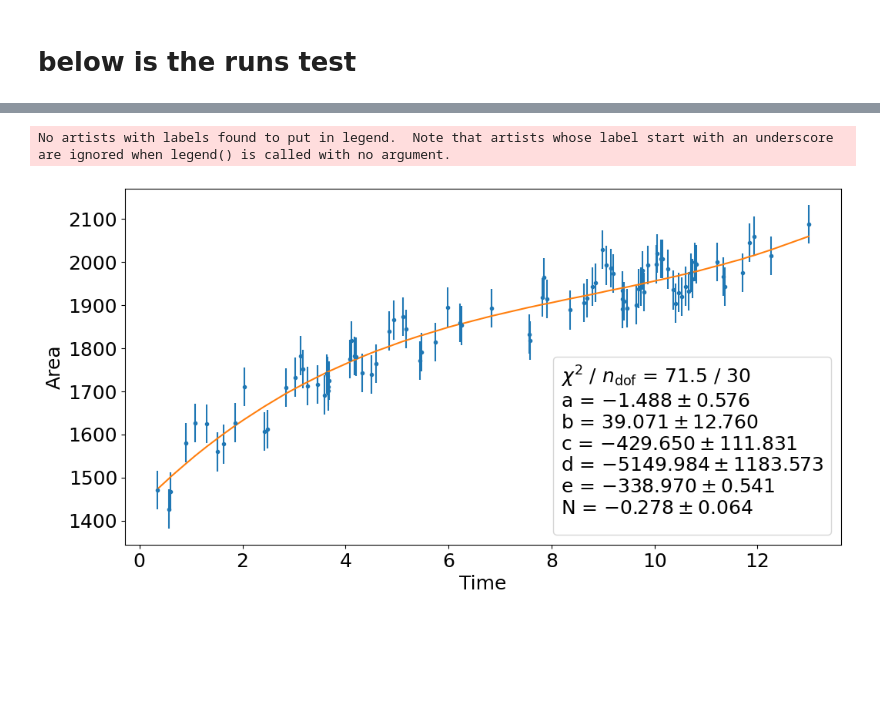
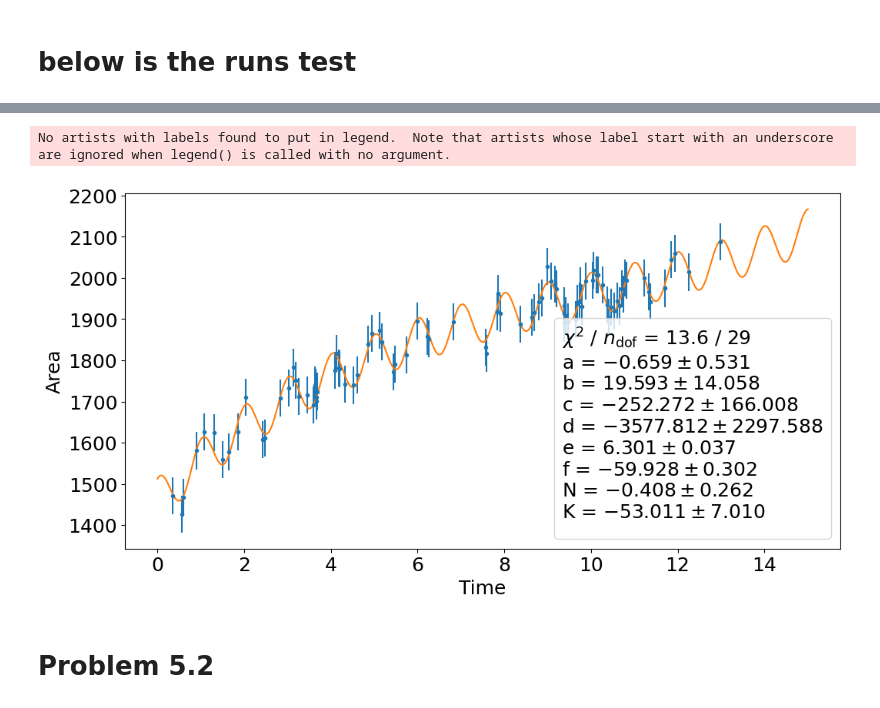
Before and after one commit to akjoelhede/Appstatgang_tornado, a Jupyter notebook: Anders_problemset/problem_set_anders.ipynb, the cells around one changed output, grey strips where cells are left out. Drawn from its saved outputs; the diff is of its cells as text; code cells hidden in the pictures; blank space fills up the shorter version.

```diff
--- a/Anders_problemset/problem_set_anders.ipynb
+++ b/Anders_problemset/problem_set_anders.ipynb
@@ -15,0 +22,8 @@ plt.rcParams['font.size'] = 18     # Set some basic plotting parameters
+# %%
+prob = []
+
+for i in range(1,21):
+	prob.append(binom(0.03,i,20))
+
+prob = np.array(prob)
+print(f'You have a {(1-np.sum(prob))*100} probability of not hitting the taget within the first 20 shots')
@@ -300,3 +385,23 @@ ax.set(xlabel="x", ylabel="Frequency");
 ax.legend(title="\n".join(fit_info));
 # %% [output]
 [figure]
+# %%
+def gauss_fit(x,sigma, mu, N):
+    return  N*(np.exp(-(x-mu)**2/(2*sigma**2)))/ (sigma*np.sqrt(2*np.pi))
+
+# Find the x, y and error on y (sy) given the histogram:
+counts, bin_edges = np.histogram(size[np.flatnonzero(intensity<0.5)], bins=40)
+x = (bin_edges[1:] + bin_edges[:-1])/2
+y = counts
+sy = np.sqrt(counts)
+x = x[y>0]
+y = y[y>0]
+sy = sy[sy>0]
+
+m = LeastSquares(x, y, sy, gauss_fit)
+# NOTE: Did you remember to ensure, that all bins had entries in them, i.e. that y>0?
+
+m = Minuit(m,sigma=20, mu=45, N=100)
+m.errordef = 1.0     # This is the definition for ChiSqaure fits
+m.migrad()
+m.hesse()
@@ -387,7 +474,7 @@ def third_fit(x,a,b,c,d,N):
 m = LeastSquares(time, area, area_err, third_fit)
 # NOTE: Did you remember to ensure, that all bins had entries in them, i.e. that y>0?
 
-m = Minuit(m, a = 0, b = 0, c = 100, d=1000, N = 30)
+m = Minuit(m, a = 0, b = 1, c = 10, d=10, N = 30)
 m.errordef = 1.0     # This is the definition for ChiSqaure fits
 m.migrad()
 m.hesse()
@@ -470,11 +555,11 @@ ww_runs(len(Npos),len(Nneg),Ntot)
 # %%
-def third_fit_mod(x,a,b,c,d,e,N):
-    return  N*(a*x**3+b*x**2+c*x+d) + N*np.sin(e*x)
+def third_fit_mod(x,a,b,c,d,e,f,N,K):
+    return  N*(a*x**3+b*x**2+c*x+d) + K*np.cos(e*x+f)
 
 m = LeastSquares(time, area, area_err, third_fit_mod)
 # NOTE: Did you remember to ensure, that all bins had entries in them, i.e. that y>0?
 
-m = Minuit(m, a = 0, b = 0, c = 100, d=1000, e=0, N = 30)
+m = Minuit(m, a = 0.75, b = -1, c = 116, d=1400, e=5.6 ,f = -40, N = 20, K = -20)
 m.errordef = 1.0     # This is the definition for ChiSqaure fits
 m.migrad()
 m.hesse()
@@ -502,15 +591,18 @@ m.hesse()
 # %%
 fit_info = [f"$\\chi^2$ / $n_\\mathrm{{dof}}$ = {m.fval:.1f} / {len(x) - m.nfit}",]
 for p, v, e in zip(m.parameters, m.values, m.errors):
 	fit_info.append(f"{p} = ${v:.3f} \\pm {e:.3f}$")
 
+time_x = np.linspace(0,15, 1000)
 
 fig, ax = plt.subplots(figsize=(12, 6))
 ax.errorbar(time, area, area_err, fmt = '.')
-ax.plot(time, third_fit_mod(time, *m.values))
+ax.plot(time_x, third_fit_mod(time_x, *m.values))
 ax.set_xlabel('Time')
 ax.set_ylabel('Area')
 ax.legend(title="\n".join(fit_info));
 # %% [output]
 No artists with labels found to put in legend.  Note that artists whose label start with an underscore are ignored when legend() is called with no argument.
-[figure, old version]
+[figure, new version]
+# %% [markdown]
+# Problem 5.2
```
Also changed, not shown: parts of 38 cells of this notebook.
